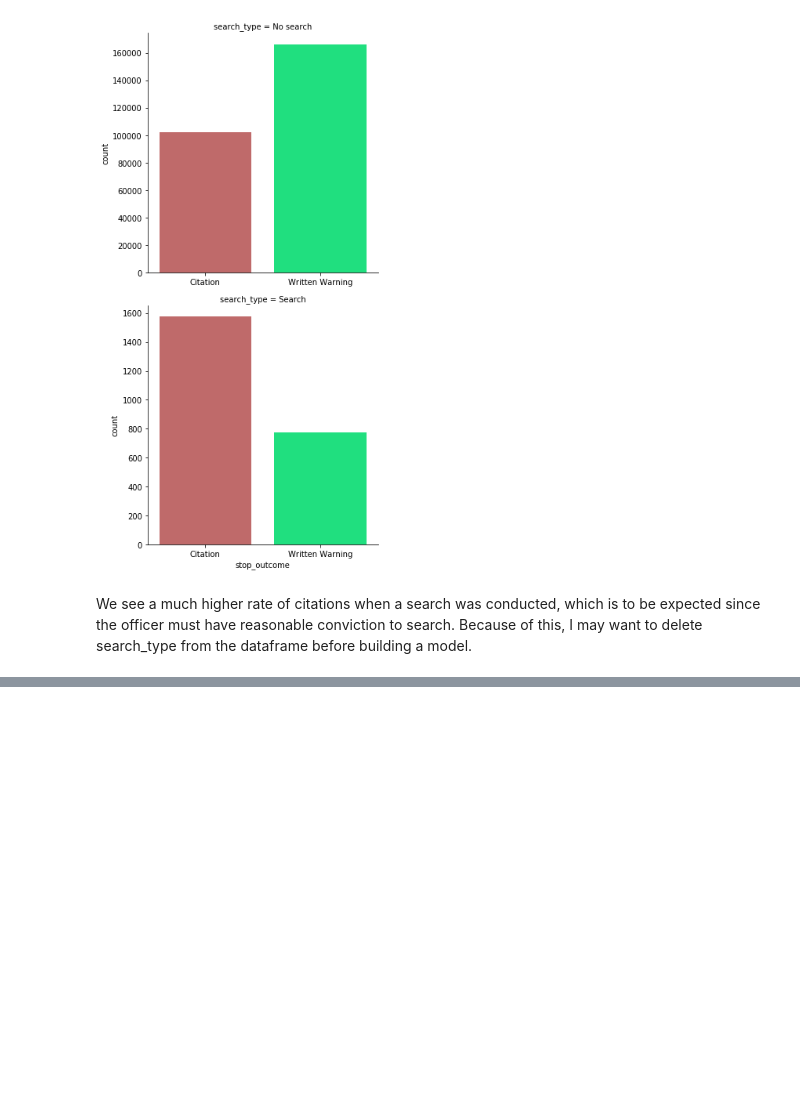
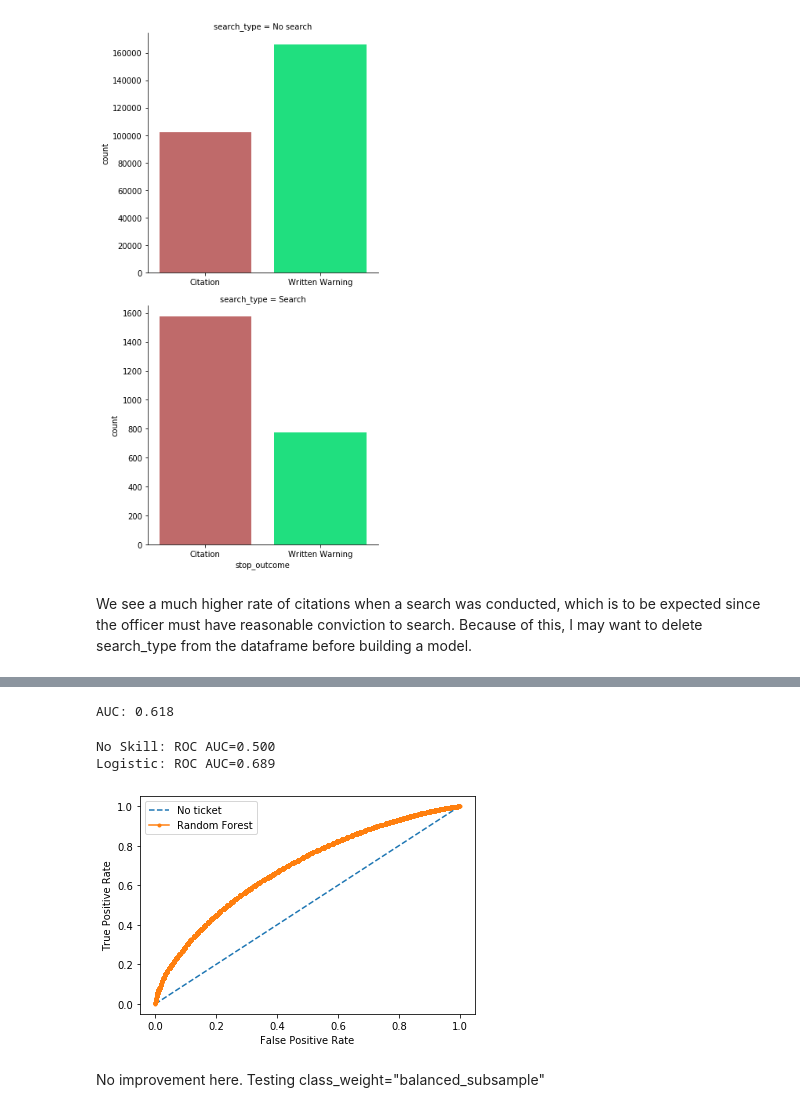
Before and after one commit to jillrosow/ticket_prediction, a Jupyter notebook: Capstone 1-Data analysis and Data story.ipynb, the cells around one changed output, grey strips where cells are left out. Saved outputs shown, nothing was run; the diff lists cells and outputs as text; code cells hidden in the pictures; blank space fills up the shorter version.

```diff
--- a/Capstone 1-Data analysis and Data story.ipynb
+++ b/Capstone 1-Data analysis and Data story.ipynb
@@ -531,0 +1756,9 @@ We see a much higher rate of citations when a search was conducted, which is to
+# %%
+# class_weight = "balanced"
+#Create a random forest Classifier
+clf_balanced = RandomForestClassifier(n_estimators=100, class_weight="balanced")
+
+# Train the model using the training sets y_pred=clf.predict(X_test)
+clf_balanced.fit(X_train, y_train)
+
+y_pred = clf_balanced.predict(X_test)
@@ -531,0 +1779,55 @@ We see a much higher rate of citations when a search was conducted, which is to
+# %%
+# Compute ROC curve and ROC area for each class
+from sklearn.metrics import roc_curve, auc
+from sklearn.metrics import roc_auc_score
+
+
+# calculate roc curve
+fpr, tpr, thresholds = roc_curve(y_test, ypred)
+
+# calculate AUC
+auc = roc_auc_score(y_test, ypred)
+print('AUC: %.3f' % auc)
+# %% [output]
+AUC: 0.618
+# %%
+# roc curve and auc
+from sklearn.datasets import make_classification
+from sklearn.linear_model import LogisticRegression
+from sklearn.model_selection import train_test_split
+from sklearn.metrics import roc_curve
+from sklearn.metrics import roc_auc_score
+from matplotlib import pyplot
+
+# generate a no ticket prediction (majority class)
+ns_probs = [0 for _ in range(len(y_test))]
+
+# predict probabilities
+lr_probs = clf_balanced.predict_proba(X_test)
+# keep probabilities for the positive outcome (ticket) only
+lr_probs = lr_probs[:, 1]
+# calculate scores
+ns_auc = roc_auc_score(y_test, ns_probs)
+lr_auc = roc_auc_score(y_test, lr_probs)
+# summarize scores
+print('No Skill: ROC AUC=%.3f' % (ns_auc))
+print('Logistic: ROC AUC=%.3f' % (lr_auc))
+# calculate roc curves
+ns_fpr, ns_tpr, _ = roc_curve(y_test, ns_probs)
+lr_fpr, lr_tpr, _ = roc_curve(y_test, lr_probs)
+# plot the roc curve for the model
+pyplot.plot(ns_fpr, ns_tpr, linestyle='--', label='No ticket')
+pyplot.plot(lr_fpr, lr_tpr, marker='.', label='Random Forest')
+# axis labels
+pyplot.xlabel('False Positive Rate')
+pyplot.ylabel('True Positive Rate')
+# show the legend
+pyplot.legend()
+# show the plot
+pyplot.show()
+# %% [output]
+No Skill: ROC AUC=0.500
+Logistic: ROC AUC=0.689
+[figure, added]
+# %% [markdown]
+No improvement here. Testing class_weight="balanced_subsample"
```
Also changed, not shown: parts of 109 cells of this notebook.
